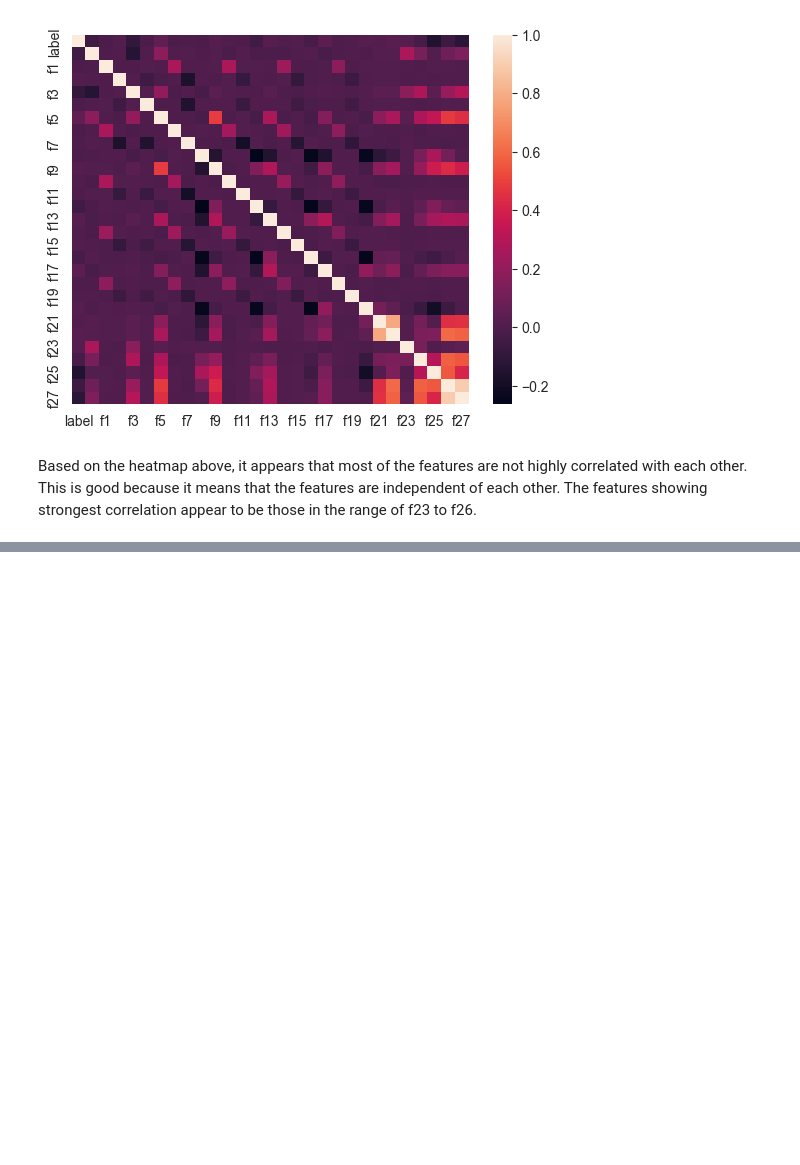
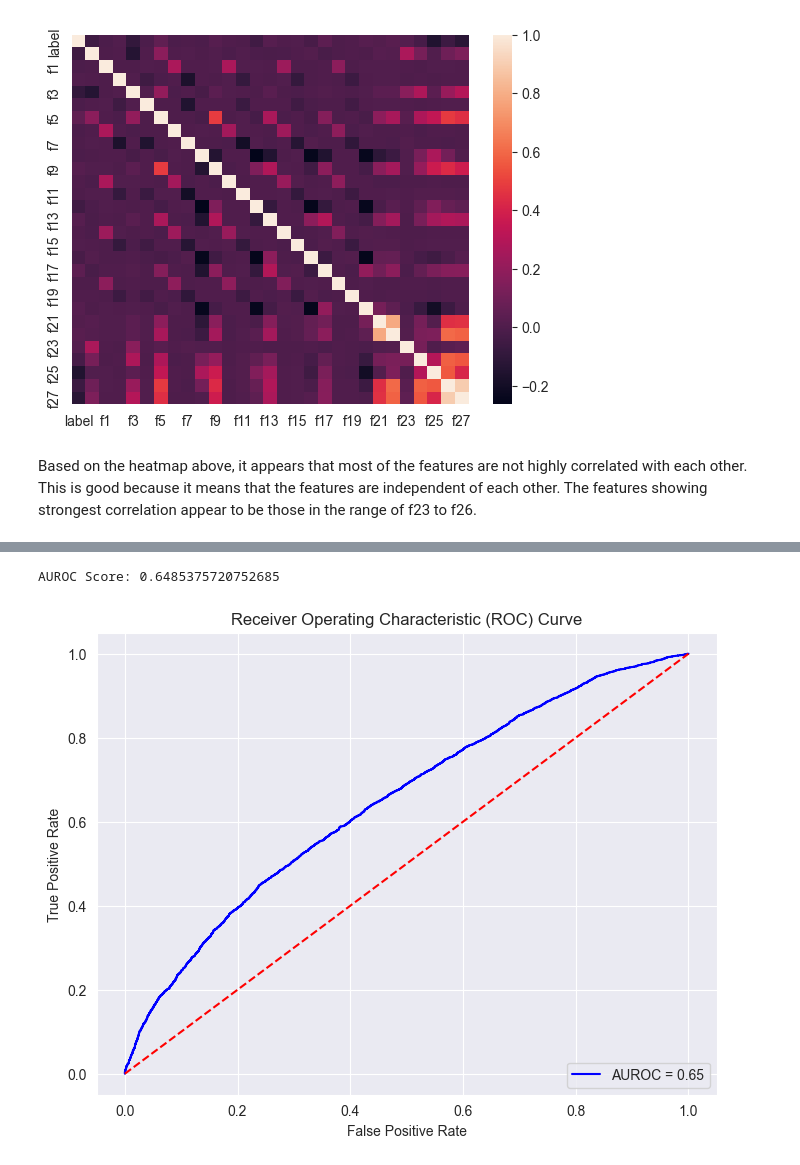
Before and after one commit to jligeral/03, a Jupyter notebook: Version 1.0.ipynb, the cells around one changed output, grey strips where cells are left out. Cells and saved outputs as stored; diff of their text form; code cells hidden in the pictures; blank space fills up the shorter version.

```diff
--- a/Version 1.0.ipynb
+++ b/Version 1.0.ipynb
@@ -114,0 +119,18 @@ Based on the heatmap above, it appears that most of the features are not highly
+# %%
+from sklearn.model_selection import train_test_split
+from sklearn.preprocessing import StandardScaler
+
+# Separate features (X) and target (y)
+X = training.drop('label', axis=1)  # Features
+y = training['label']  # Target
+
+# Scale the features
+scaler = StandardScaler()
+X_scaled = scaler.fit_transform(X)
+
+# Split the training data into a training and validation set (80% train, 20% validation)
+X_train, X_val, y_train, y_val = train_test_split(X_scaled, y, test_size=0.2, random_state=42)
+
+# Check the shape of the datasets
+print("Training data shape:", X_train.shape)
+print("Validation data shape:", X_val.shape)
@@ -114,0 +162,29 @@ Based on the heatmap above, it appears that most of the features are not highly
+# %%
+# Initialize the Naive Bayes classifier
+nb_model = GaussianNB()
+
+# Train the model on the training data
+nb_model.fit(X_train, y_train)
+
+# Get probabilities for the positive class (class 1)
+y_prob = nb_model.predict_proba(X_val)[:, 1]
+
+# Calculate the AUROC score
+auroc = roc_auc_score(y_val, y_prob)
+print("AUROC Score:", auroc)
+
+# Plot the ROC curve
+fpr, tpr, thresholds = roc_curve(y_val, y_prob)
+
+plt.figure(figsize=(8, 6))
+plt.plot(fpr, tpr, color='blue', label=f'AUROC = {auroc:.2f}')
+plt.plot([0, 1], [0, 1], linestyle='--', color='red')  # Random classifier line
+plt.title("Receiver Operating Characteristic (ROC) Curve")
+plt.xlabel("False Positive Rate")
+plt.ylabel("True Positive Rate")
+plt.legend(loc="lower right")
+plt.grid(True)
+plt.show()
+# %% [output]
+AUROC Score: 0.6485375720752685
+[figure, added]
```
Also changed, not shown: parts of 11 cells of this notebook.
